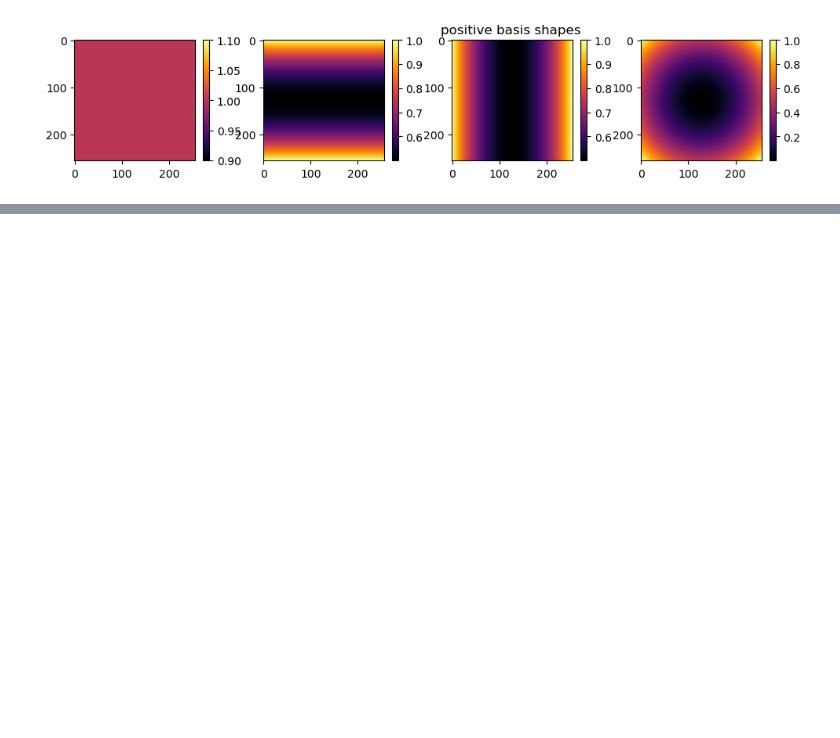
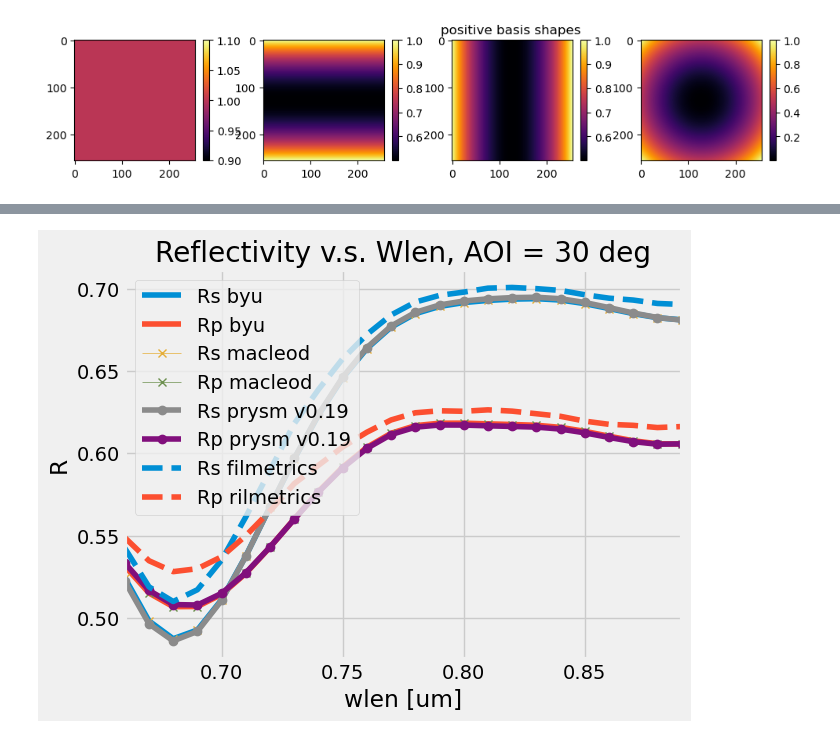
Before and after one commit to Jashcraf/tfoptym, a Jupyter notebook: test_tf.ipynb, the cells around one changed output, grey strips where cells are left out. Saved outputs shown, nothing was run; the diff lists cells and outputs as text; code cells hidden in the pictures; blank space fills up the shorter version.

```diff
--- a/test_tf.ipynb
+++ b/test_tf.ipynb
@@ -89,0 +272,32 @@ Array(0.66623943+1.06127506j, dtype=complex128, weak_type=True)
+# %%
+angle = angles[0]
+pth_Rs = f'test_data/Rs_{angle}deg.txt'
+pth_Rp = f'test_data/Rp_{angle}deg.txt'
+Rs_filmetrics = np.genfromtxt(pth_Rs,delimiter='\t',skip_header=1)
+Rp_filmetrics = np.genfromtxt(pth_Rp,delimiter='\t',skip_header=1)
+
+# make a spline on the data
+Rs_filmetrics_model = CubicSpline(Rs_filmetrics[...,0]*1e-3,Rs_filmetrics[...,1])
+Rp_filmetrics_model = CubicSpline(Rp_filmetrics[...,0]*1e-3,Rp_filmetrics[...,1])
+
+plt.figure()
+plt.style.use('fivethirtyeight')
+plt.plot(wlens,rsblist,label='Rs byu',linestyle='solid')
+plt.plot(wlens,rpblist,label='Rp byu',linestyle='solid')
+plt.plot(wlens,rsmlist,label='Rs macleod',marker='x',linewidth=0.5)
+plt.plot(wlens,rpmlist,label='Rp macleod',marker='x',linewidth=0.5)
+plt.plot(wlens,rsolist,label='Rs prysm v0.19',marker='o')
+plt.plot(wlens,rpolist,label='Rp prysm v0.19',marker='o')
+# plt.plot(wlens,rsplist,label='Rs prysm v0.21')
+# plt.plot(wlens,rpplist,label='Rp prysm v0.21')
+# plt.plot(wlens,np.array(rsolist)-np.array(rsplist),label='Rs v0.19 - v0.21')
+plt.plot(wlens,Rs_filmetrics_model(wlens),label='Rs filmetrics',linestyle='dashed')
+plt.plot(wlens,Rp_filmetrics_model(wlens),label='Rp rilmetrics',linestyle='dashed')
+plt.legend()
+plt.title(f'Reflectivity v.s. Wlen, AOI = {angle} deg')
+plt.ylabel('R')
+plt.xlabel('wlen [um]')
+plt.xlim([0.66,0.89])
+plt.show()
+# %% [output]
+[figure, added]
```
Also changed, not shown: parts of 11 cells of this notebook, 8 other files.
